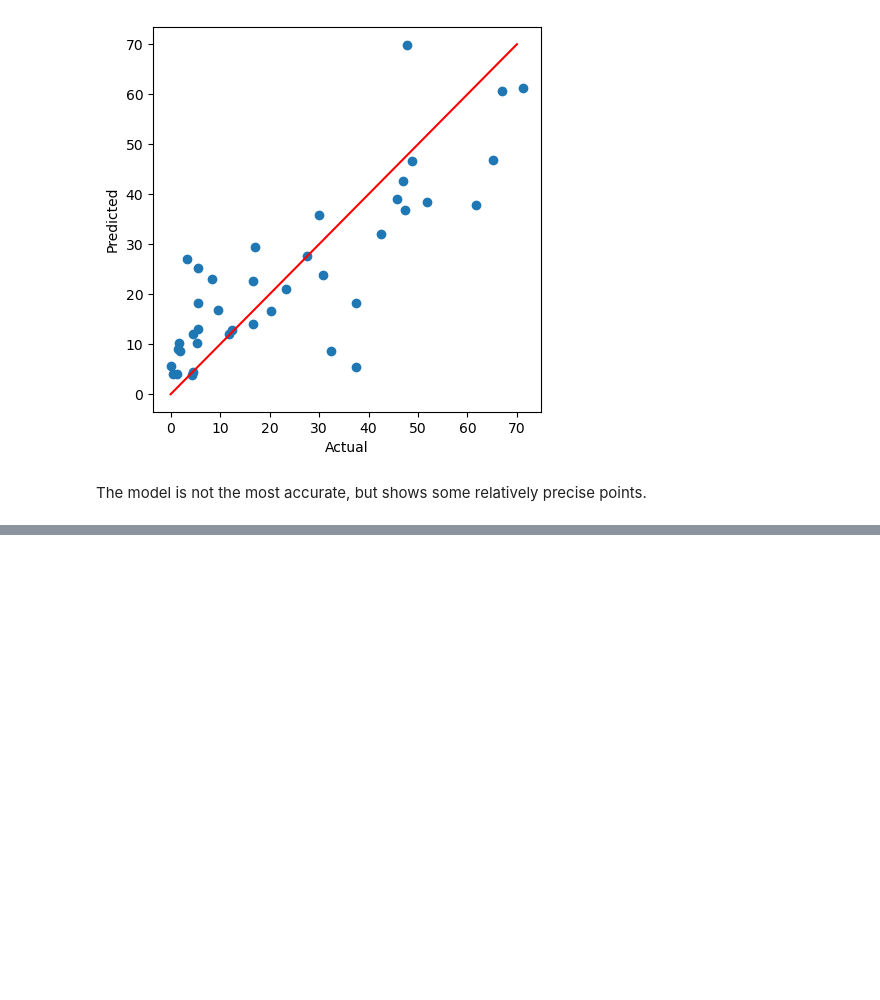
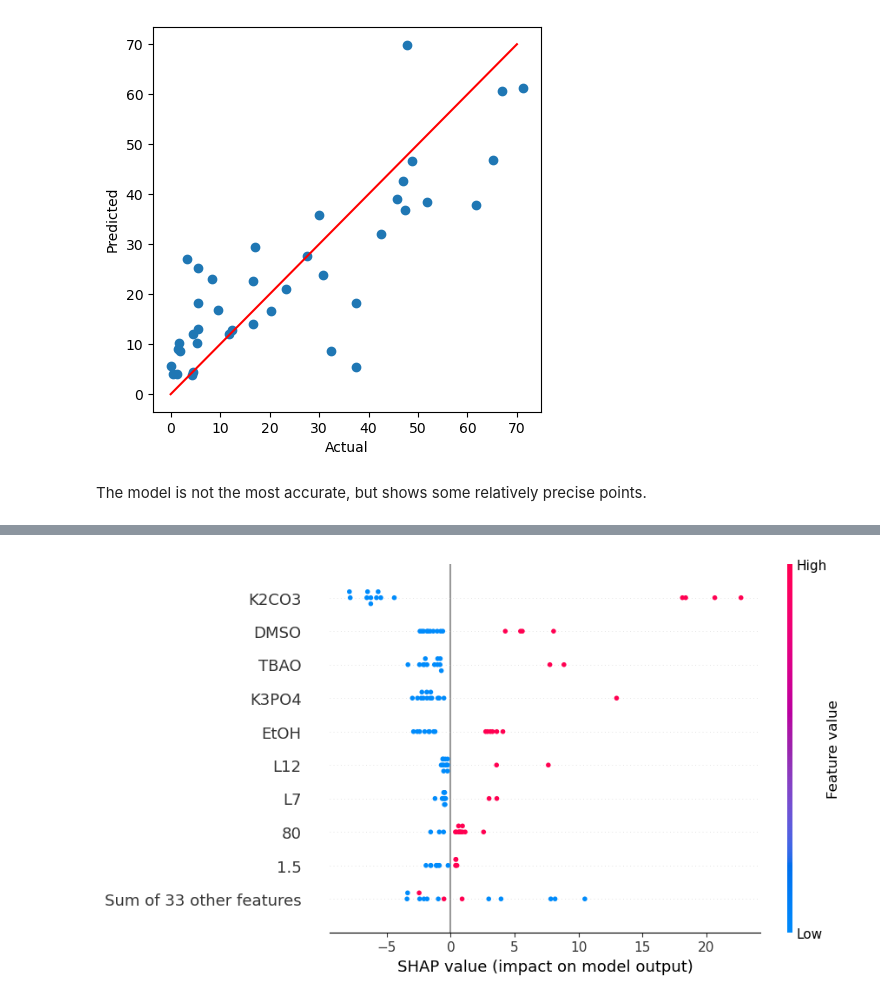
Before and after one commit to schwallergroup/CuCNCC, a Jupyter notebook: notebooks/RandomForestRegressor_OHE.ipynb, the cells around one changed output, grey strips where cells are left out. Cells and saved outputs as stored; diff of their text form; code cells hidden in the pictures; blank space fills up the shorter version.

```diff
--- a/notebooks/RandomForestRegressor_OHE.ipynb
+++ b/notebooks/RandomForestRegressor_OHE.ipynb
@@ -493,0 +577,4 @@ The model is not the most accurate, but shows some relatively precise points.
+# %%
+shap.plots.beeswarm(shap_values1)
+# %% [output]
+[figure, added]
```
Also changed, not shown: parts of 36 cells of this notebook.
